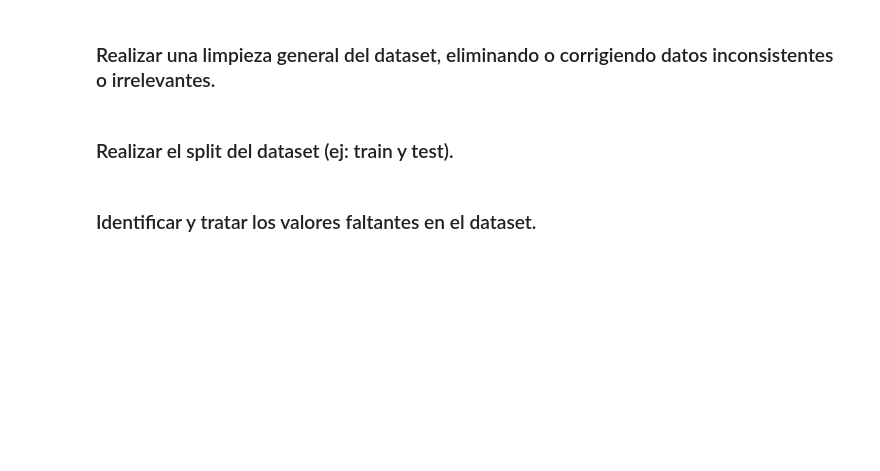
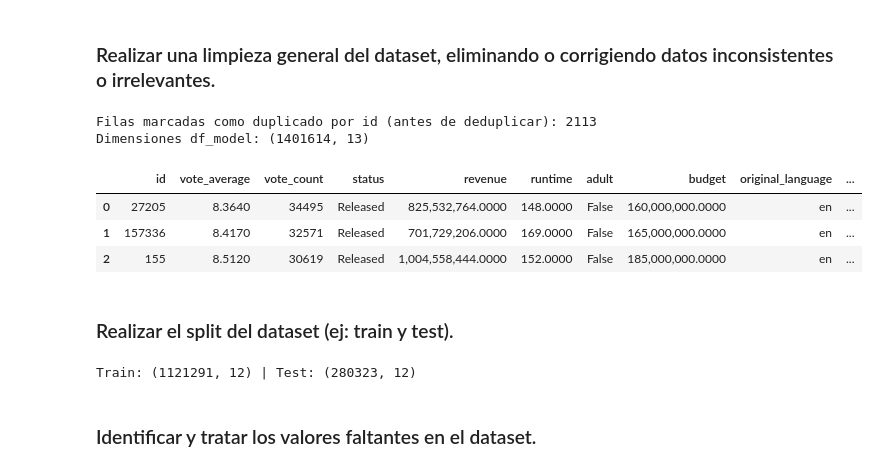
Before and after one commit to jbmild/ceia-add, a Jupyter notebook: tp_final.ipynb, the cells around one changed output. Drawn from its saved outputs; the diff is of its cells as text; code cells hidden in the pictures; blank space fills up the shorter version.

```diff
--- a/tp_final.ipynb
+++ b/tp_final.ipynb
@@ -726,7 +606,81 @@ Sin formalizar el mecanismo (modelo de ausencia o de censura), la etiqueta MCAR/
 ## Preprocesamiento y limpieza del dataset (Valentin)
 # %% [markdown]
 ### Realizar una limpieza general del dataset, eliminando o corrigiendo datos inconsistentes o irrelevantes.
+# %%
+df_prep = df.copy()
+
+# --- Duplicados logicos (mismo id TMDB) ---
+n_dup_filas = df_prep.duplicated(subset=["id"], keep=False).sum()
+df_prep = df_prep.drop_duplicates(subset=["id"], keep="first")
+
+# --- Fechas ---
+df_prep["release_date"] = pd.to_datetime(df_prep["release_date"], errors="coerce")
+
+# --- Reglas de consistencia para variables numéricas clave ---
+va = pd.to_numeric(df_prep["vote_average"], errors="coerce")
+df_prep.loc[(va < 0) | (va > 10), "vote_average"] = np.nan
+
+for col in ("revenue", "budget"):
+    s = pd.to_numeric(df_prep[col], errors="coerce")
+    df_prep.loc[s < 0, col] = np.nan
+    # En taquilla y presupuesto, 0 se trata como dato no informado (no como valor real).
+    df_prep.loc[s == 0, col] = np.nan
+
+rt = pd.to_numeric(df_prep["runtime"], errors="coerce")
+df_prep.loc[rt <= 0, "runtime"] = np.nan
+
+# --- Columnas irrelevantes para un primer modelo tabular (texto largo, paths, alta cardinalidad) ---
+DROP_FOR_ML = [
+    "backdrop_path", "homepage", "imdb_id", "overview",
+    "poster_path", "tagline", "keywords",
+    "production_companies", "production_countries",
+    "spoken_languages", "genres",
+    "title", "original_title",
+]
+df_model = df_prep.drop(
+    columns=[c for c in DROP_FOR_ML if c in df_prep.columns], errors="ignore"
+).copy()
+
+# Variable temporal compacta (año de estreno); evita dejar datetime crudo en el bloque numerico.
+df_model["release_year"] = df_model["release_date"].dt.year
+df_model = df_model.drop(columns=["release_date"], errors="ignore")
+
+print(f"Filas marcadas como duplicado por id (antes de deduplicar): {int(n_dup_filas)}")
+print("Dimensiones df_model:", df_model.shape)
+display(df_model.head(3))
+# %% [output]
+Filas marcadas como duplicado por id (antes de deduplicar): 2113
+Dimensiones df_model: (1401614, 13)
+|  | id | vote_average | vote_count | status | revenue | runtime | adult | budget | original_language | ... |
+| 0 | 27205 | 8.3640 | 34495 | Released | 825,532,764.0000 | 148.0000 | False | 160,000,000.0000 | en | ... |
+| 1 | 157336 | 8.4170 | 32571 | Released | 701,729,206.0000 | 169.0000 | False | 165,000,000.0000 | en | ... |
+| 2 | 155 | 8.5120 | 30619 | Released | 1,004,558,444.0000 | 152.0000 | False | 185,000,000.0000 | en | ... |
 # %% [markdown]
 ### Realizar el split del dataset (ej: train y test).
+# %%
+from sklearn.model_selection import train_test_split
+
+RANDOM_STATE = 42
+TEST_SIZE = 0.2
+
+# TODO: cuando se defina TARGET_COL, crear y_train/y_test con estos indices
+# y sacqr TARGET_COL de X antes de entrenar.
+
+# Bloque de columnas para preprocesar: todas salvo el identificador (no es feature).
+FEATURE_COLS = [c for c in df_model.columns if c != "id"]
+df_X = df_model[FEATURE_COLS]
+
+# Partición train/test solo por índices (sin y). Orden: antes de imputar, outliers y escalado.
+idx_train, idx_test = train_test_split(
+    df_X.index,
+    test_size=TEST_SIZE,
+    random_state=RANDOM_STATE,
+)
+X_train = df_X.loc[idx_train]
+X_test = df_X.loc[idx_test]
+
+print("Train:", X_train.shape, "| Test:", X_test.shape)
+# %% [output]
+Train: (1121291, 12) | Test: (280323, 12)
 # %% [markdown]
 ### Identificar y tratar los valores faltantes en el dataset.
```
Also changed, not shown: parts of 42 cells of this notebook.
